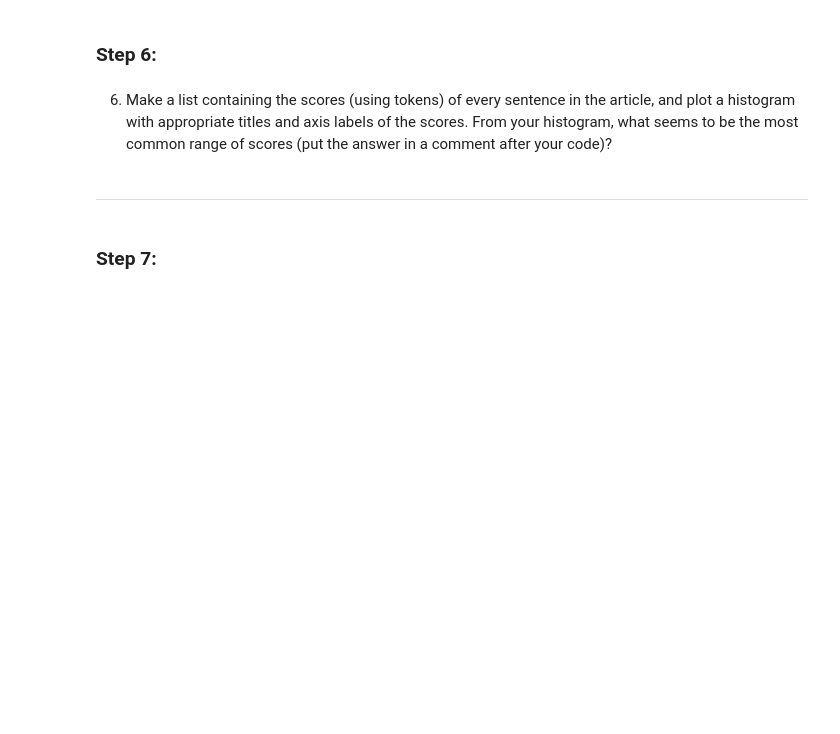
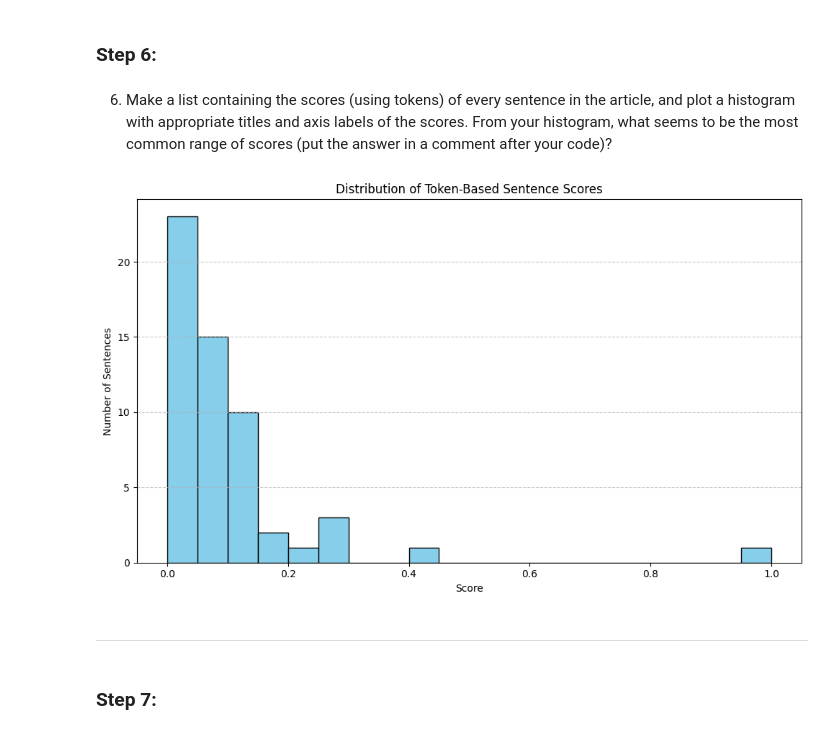
Before and after one commit to SchroderJ-pixel/620-mod6-web-scraping, a Jupyter notebook: web-scraping.ipynb, the cells around one changed output. Drawn from its saved outputs; the diff is of its cells as text; code cells hidden in the pictures; blank space fills up the shorter version.

```diff
--- a/web-scraping.ipynb
+++ b/web-scraping.ipynb
@@ -167,6 +294,27 @@ You may find some of the code from the in class notes useful; feel free to use m
 ### Step 6:
 # %% [markdown]
 6. Make a list containing the scores (using tokens) of every sentence in the article, and plot a histogram with appropriate titles and axis labels of the scores. From your histogram, what seems to be the most common range of scores (put the answer in a comment after your code)?
+# %%
+# get all sentences from the article
+sentences = list(doc.sents)
+
+# score each sentence using tokens
+token_scores = [
+    score_sentence_by_token(sent.text, interesting_tokens)
+    for sent in sentences
+]
+
+# plot a histogram of the token scores
+plt.figure(figsize=(10, 6))
+plt.hist(token_scores, bins=20, color='skyblue', edgecolor='black')
+plt.title("Distribution of Token-Based Sentence Scores")
+plt.xlabel("Score")
+plt.ylabel("Number of Sentences")
+plt.grid(axis='y', linestyle='--', alpha=0.7)
+plt.tight_layout()
+plt.show()
+# %% [output]
+[figure, added]
 # %% [markdown]
 ---
 # %% [markdown]
```
Also changed, not shown: parts of 6 cells of this notebook.
